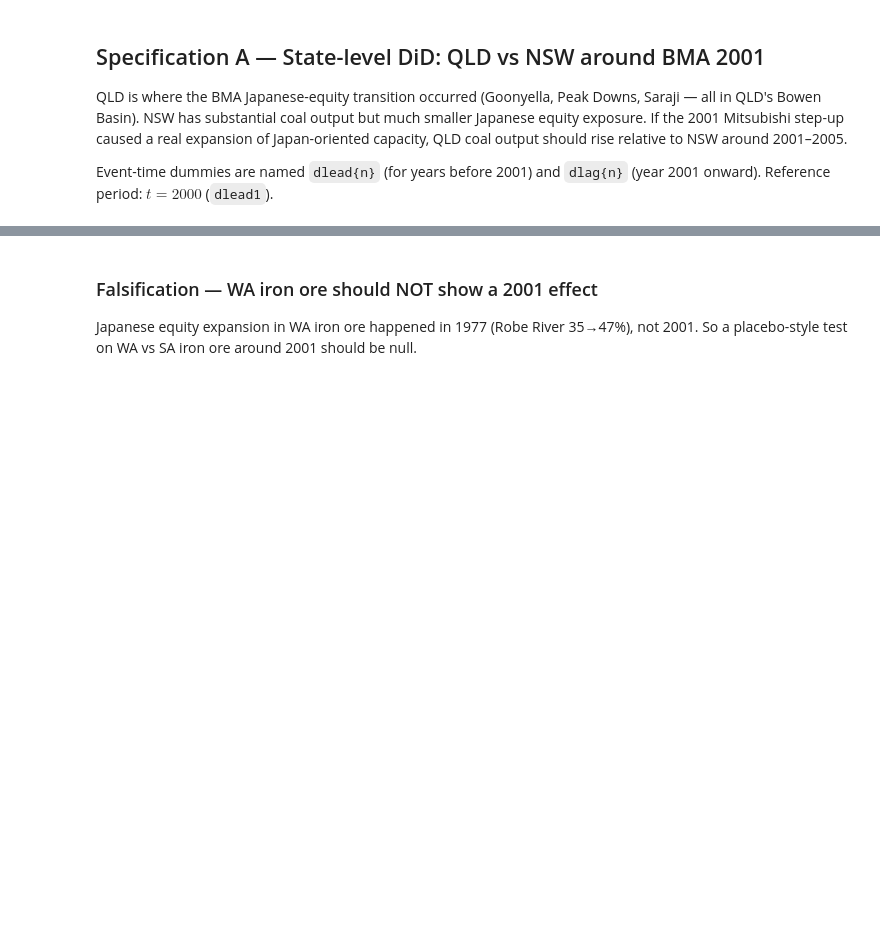
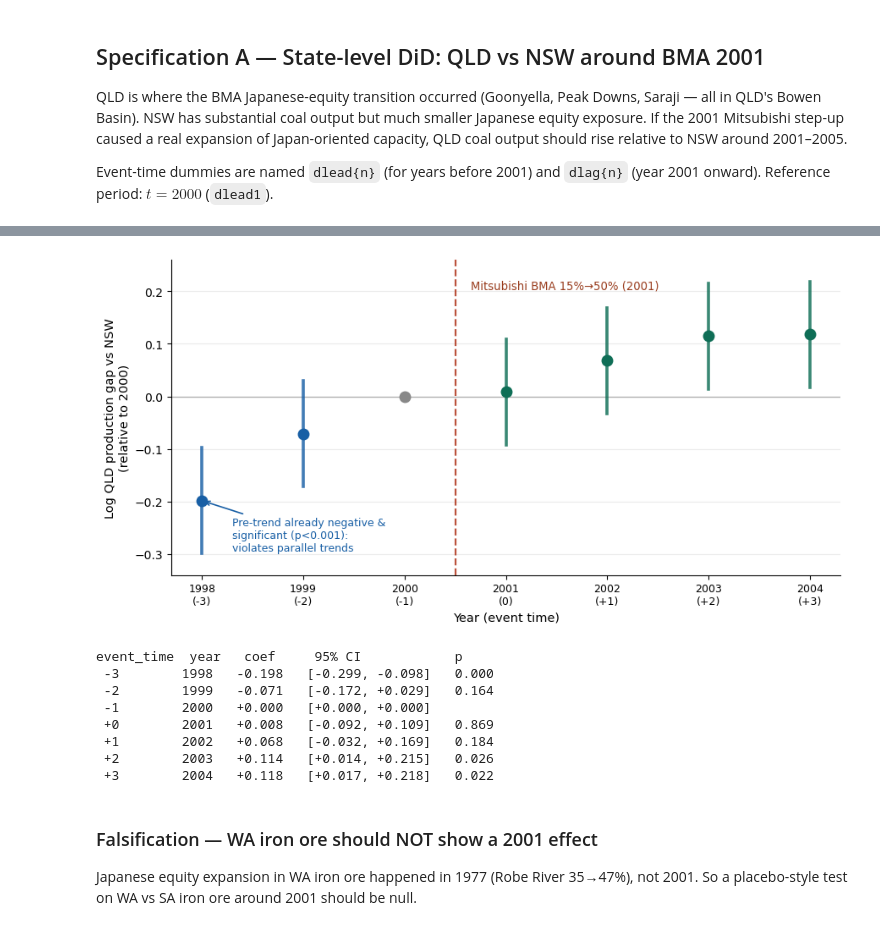
Before and after one commit to leejisabella/australiaJapanEnergy, a Jupyter notebook: notebooks/project_cross_section_did.ipynb, the cells around one changed output, grey strips where cells are left out. Saved outputs shown, nothing was run; the diff lists cells and outputs as text; code cells hidden in the pictures; blank space fills up the shorter version.

```diff
--- a/notebooks/project_cross_section_did.ipynb
+++ b/notebooks/project_cross_section_did.ipynb
@@ -104,3 +130,72 @@ ax.legend(); plt.tight_layout(); plt.show()
+# %%
+rows = []
+for n in EVENT_LEADS:                       # leads: 1998 (-3), 1999 (-2), 2000 (-1, ref)
+    et, yr = -n, 2001 - n
+    if n == 1:                              # omitted reference
+        rows.append((et, yr, 0.0, 0.0, 0.0, np.nan))
+    else:
+        name = f'dlead{n}'
+        c, se = m_state.params[name], m_state.bse[name]
+        rows.append((et, yr, c, c - 1.96*se, c + 1.96*se, m_state.pvalues[name]))
+for n in EVENT_LAGS:                         # lags: 2001 (0) ... 2004 (+3)
+    name = f'dlag{n}'
+    c, se = m_state.params[name], m_state.bse[name]
+    rows.append((n, 2001 + n, c, c - 1.96*se, c + 1.96*se, m_state.pvalues[name]))
+
+rows.sort(key=lambda r: r[0])
+evs   = [r[0] for r in rows]
+yrs   = [r[1] for r in rows]
+coefs = [r[2] for r in rows]
+los   = [r[3] for r in rows]
+his   = [r[4] for r in rows]
+
+PRE, POST, REF = '#185FA5', '#0F6E56', '#888888'
+
+fig, ax = plt.subplots(figsize=(9, 4.6))
+ax.axhline(0, color='#888888', lw=1, alpha=0.6)
+ax.axvline(-0.5, color='#B0341A', lw=1.6, ls='--', alpha=0.85)
+ax.annotate('Mitsubishi BMA 15%→50% (2001)', xy=(-0.5, 0.20), xytext=(-0.35, 0.205),
+            fontsize=9.5, color='#993C1D', ha='left')
+
+for et, c, lo, hi in zip(evs, coefs, los, his):
+    col = PRE if et < 0 else POST
+    if et == -1:
+        col = REF
+    ax.plot([et, et], [lo, hi], color=col, lw=2.6, alpha=0.82, zorder=2)
+    ax.plot(et, c, 'o', color=col, ms=9, zorder=3)
+
+ax.annotate('Pre-trend already negative &\nsignificant (p<0.001):\nviolates parallel trends',
+            xy=(-3, coefs[0]), xytext=(-2.7, coefs[0] - 0.10),
+            fontsize=9, color=PRE, ha='left', va='bottom',
+            arrowprops=dict(arrowstyle='->', color=PRE, lw=1.2))
+
+ax.set_xticks(evs)
+ax.set_xticklabels([f'{yr}\n({et:+d})' if et != 0 else f'{yr}\n(0)'
+                    for et, yr in zip(evs, yrs)], fontsize=9)
+ax.set_ylabel('Log QLD production gap vs NSW\n(relative to 2000)', fontsize=10.5)
+ax.set_xlabel('Year (event time)', fontsize=10.5)
+ax.set_ylim(-0.34, 0.26)
+ax.grid(axis='y', alpha=0.25); ax.set_axisbelow(True)
+for s in ['top', 'right']:
+    ax.spines[s].set_visible(False)
+plt.tight_layout()
+plt.show()
+
+# Print the underlying numbers for the paper / appendix table
+print('event_time  year   coef     95% CI            p')
+for et, yr, c, lo, hi in zip(evs, yrs, coefs, los, his):
+    p = '' if et == -1 else f'{[r[5] for r in rows if r[0]==et][0]:.3f}'
+    print(f'{et:+3d}        {yr}   {c:+.3f}   [{lo:+.3f}, {hi:+.3f}]   {p}')
+# %% [output]
+[figure, added]
+event_time  year   coef     95% CI            p
+ -3        1998   -0.198   [-0.299, -0.098]   0.000
+ -2        1999   -0.071   [-0.172, +0.029]   0.164
+ -1        2000   +0.000   [+0.000, +0.000]
+ +0        2001   +0.008   [-0.092, +0.109]   0.869
+ +1        2002   +0.068   [-0.032, +0.169]   0.184
+ +2        2003   +0.114   [+0.014, +0.215]   0.026
+ +3        2004   +0.118   [+0.017, +0.218]   0.022
 # %% [markdown]
 ### Falsification — WA iron ore should NOT show a 2001 effect
 
```
Also changed, not shown: parts of 9 cells of this notebook, 1 other file.
